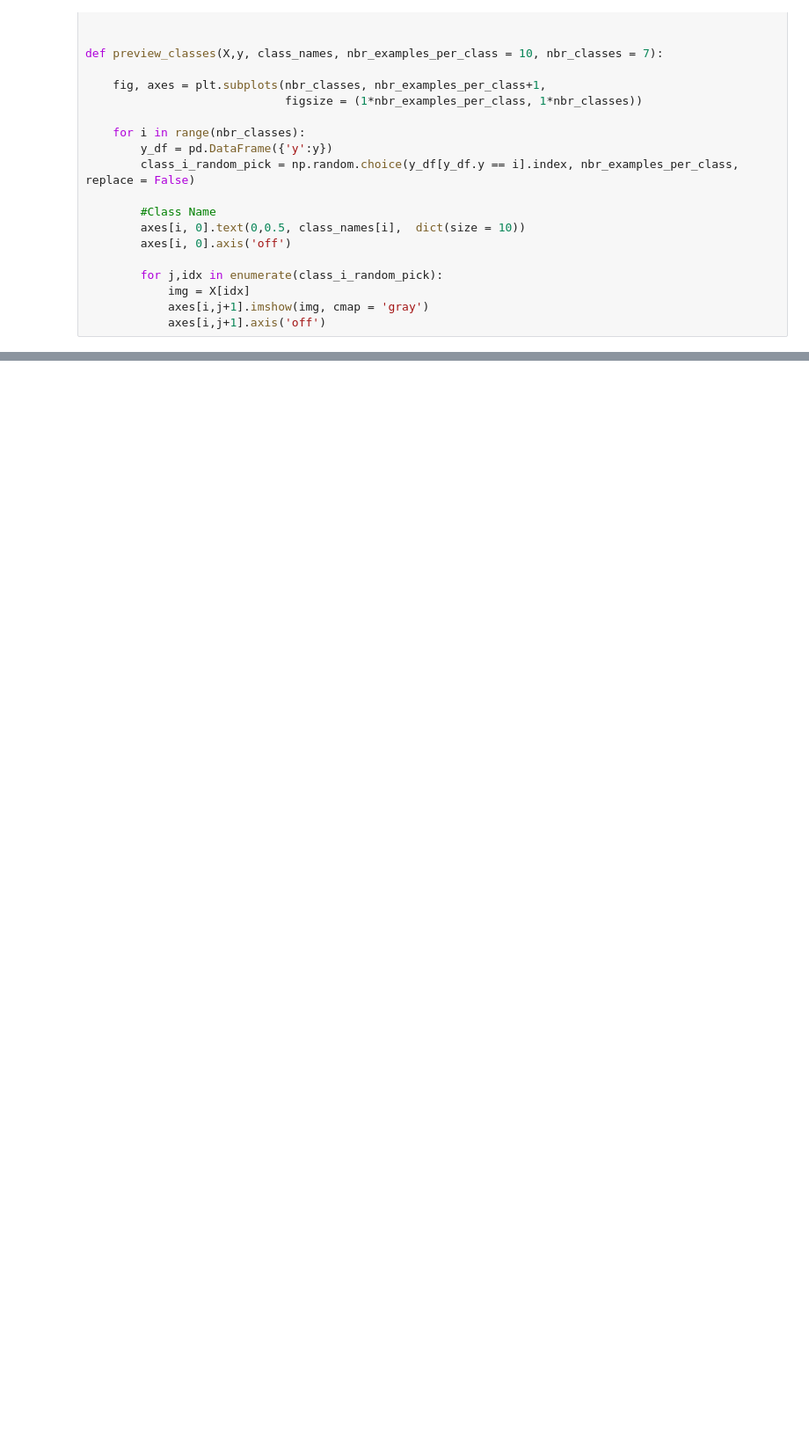
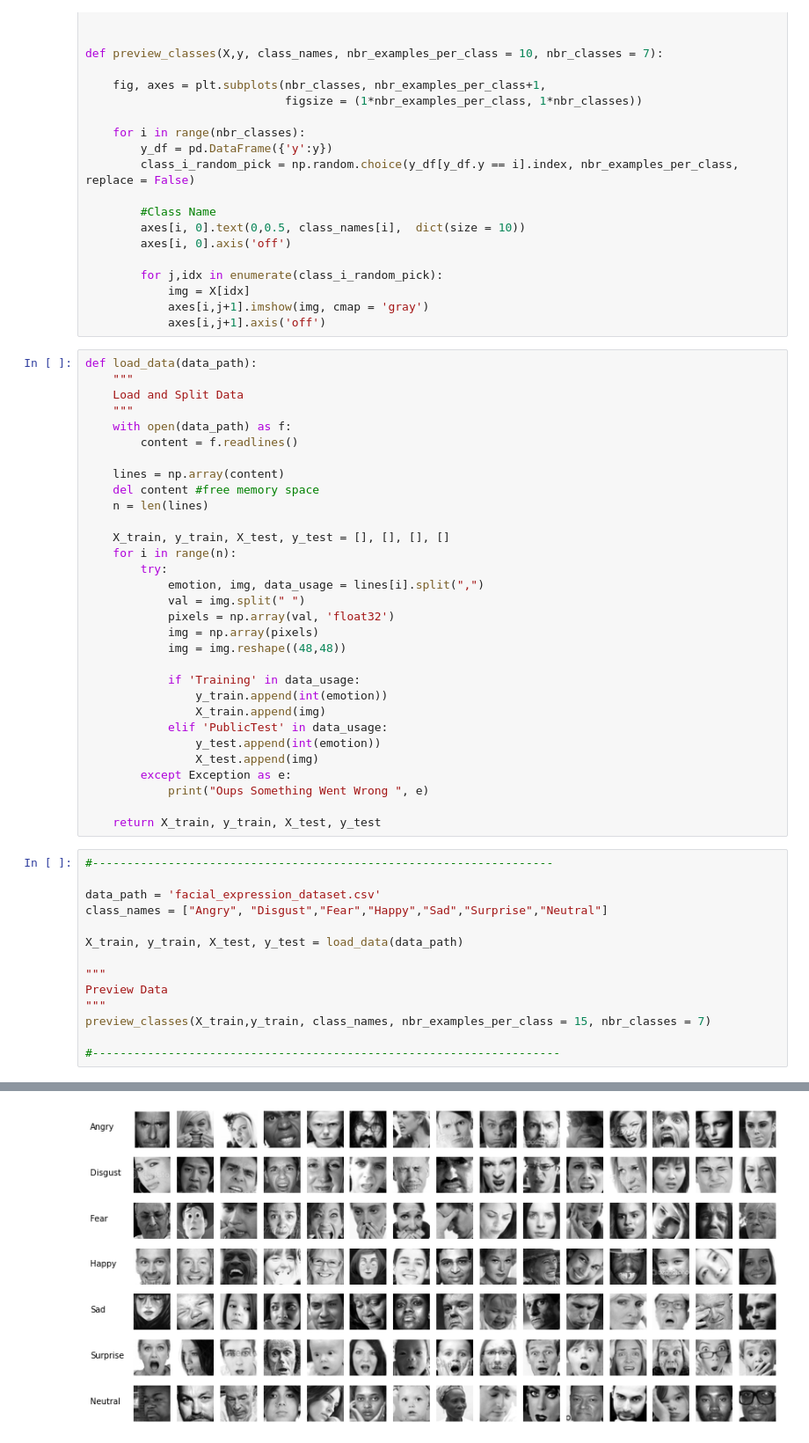
Before and after one commit to Erifai/Facial_Recognition_Emotions_CNN_MLP, a Jupyter notebook: Facial_Recognition_Emotions_CNN_MLP.ipynb, the cells around one changed output, grey strips where cells are left out. Shown at 88% size. Drawn from its saved outputs; the diff is of its cells as text; blank space fills up the shorter version.

```diff
--- a/Facial_Recognition_Emotions_CNN_MLP.ipynb
+++ b/Facial_Recognition_Emotions_CNN_MLP.ipynb
@@ -28,3 +28,49 @@ def preview_classes(X,y, class_names, nbr_examples_per_class = 10, nbr_classes =
             img = X[idx]
             axes[i,j+1].imshow(img, cmap = 'gray')
             axes[i,j+1].axis('off')
+# %%
+def load_data(data_path):
+    """
+    Load and Split Data
+    """
+    with open(data_path) as f:
+        content = f.readlines()
+
+    lines = np.array(content)
+    del content #free memory space
+    n = len(lines)
+
+    X_train, y_train, X_test, y_test = [], [], [], []
+    for i in range(n):
+        try:
+            emotion, img, data_usage = lines[i].split(",")
+            val = img.split(" ")
+            pixels = np.array(val, 'float32')
+            img = np.array(pixels)
+            img = img.reshape((48,48))
+
+            if 'Training' in data_usage:
+                y_train.append(int(emotion))
+                X_train.append(img)
+            elif 'PublicTest' in data_usage:
+                y_test.append(int(emotion))
+                X_test.append(img)
+        except Exception as e:
+            print("Oups Something Went Wrong ", e)
+
+    return X_train, y_train, X_test, y_test
+# %%
+#-------------------------------------------------------------------
+
+data_path = 'facial_expression_dataset.csv'
+class_names = ["Angry", "Disgust","Fear","Happy","Sad","Surprise","Neutral"]
+
+X_train, y_train, X_test, y_test = load_data(data_path)
+
+"""
+Preview Data
+"""
+preview_classes(X_train,y_train, class_names, nbr_examples_per_class = 15, nbr_classes = 7)
+
+#--------------------------------------------------------------------
+# %% [output]
@@ -30,0 +79 @@ def preview_classes(X,y, class_names, nbr_examples_per_class = 10, nbr_classes =
+[figure, added]
```
Also changed, not shown: parts of 1 cell of this notebook.
